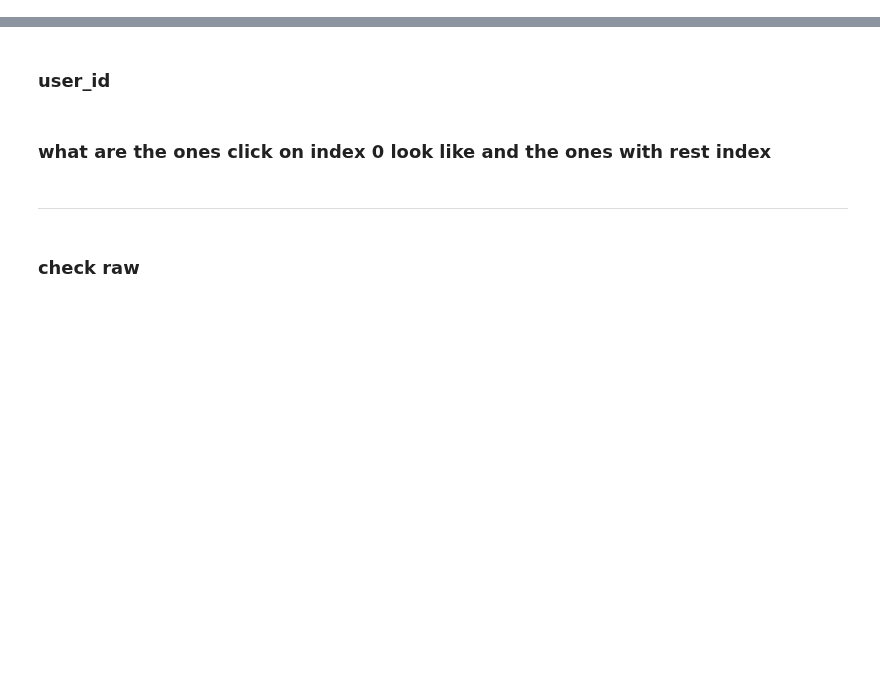
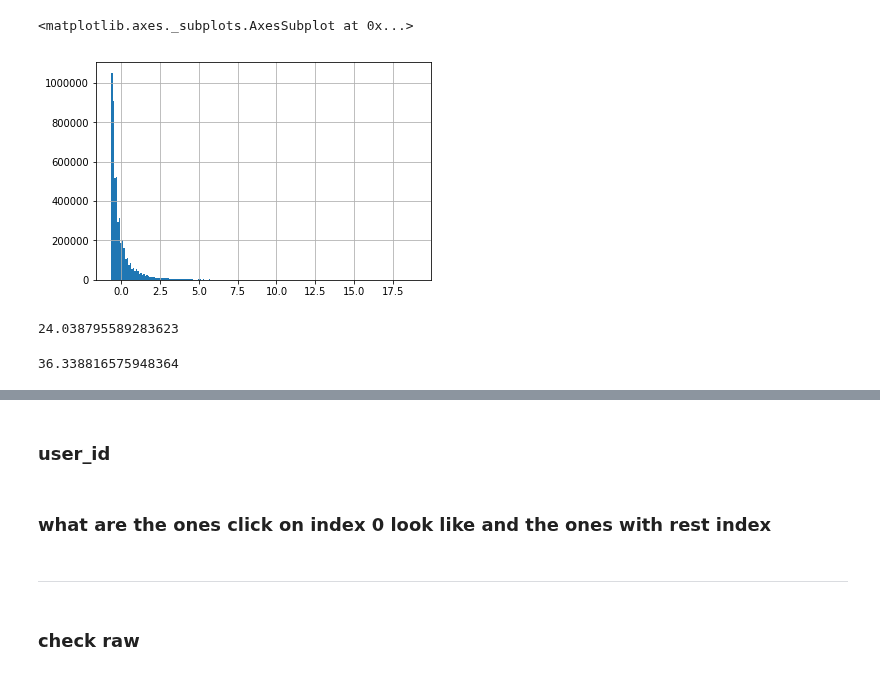
Before and after one commit to samshipengs/naps, a Jupyter notebook: playground_cf.ipynb, the cells around one changed output, grey strips where cells are left out. Saved outputs shown, nothing was run; the diff lists cells and outputs as text; code cells hidden in the pictures; blank space fills up the shorter version.

```diff
--- a/playground_cf.ipynb
+++ b/playground_cf.ipynb
@@ -65,0 +60,13 @@ p = Point(11, y=22)     # instantiate with positional or keyword arguments
+# %%
+((df.session_id_size - df.session_id_size.mean())/df.session_id_size.std()).hist(bins=200)
+# %% [output]
+<matplotlib.axes._subplots.AxesSubplot at 0x...>
+[figure, added]
+# %%
+df.session_id_size.mean()
+# %% [output]
+24.038795589283623
+# %%
+df.session_id_size.std()
+# %% [output]
+36.338816575948364
```
Also changed, not shown: parts of 52 cells of this notebook, 3 other files.
